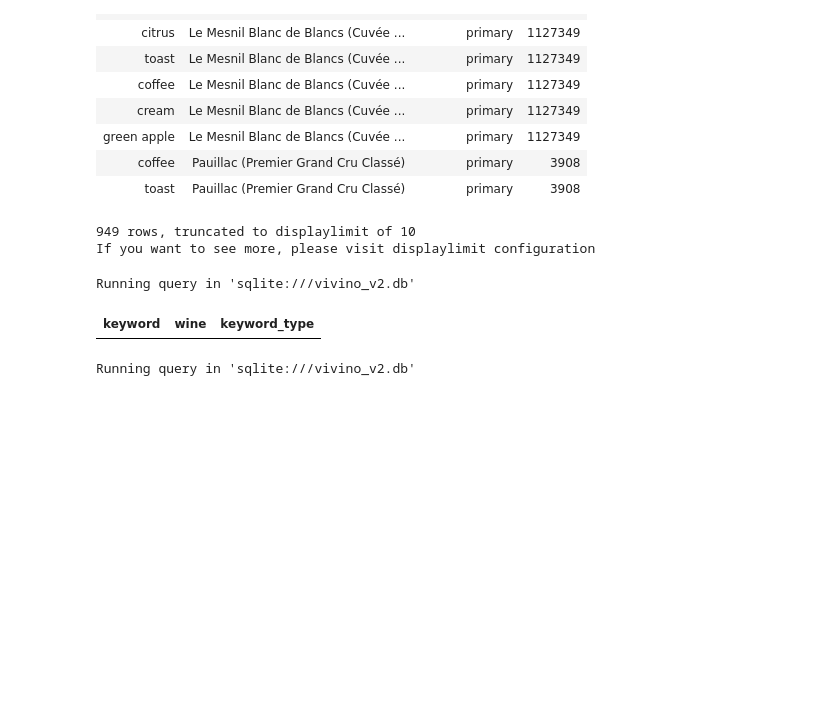
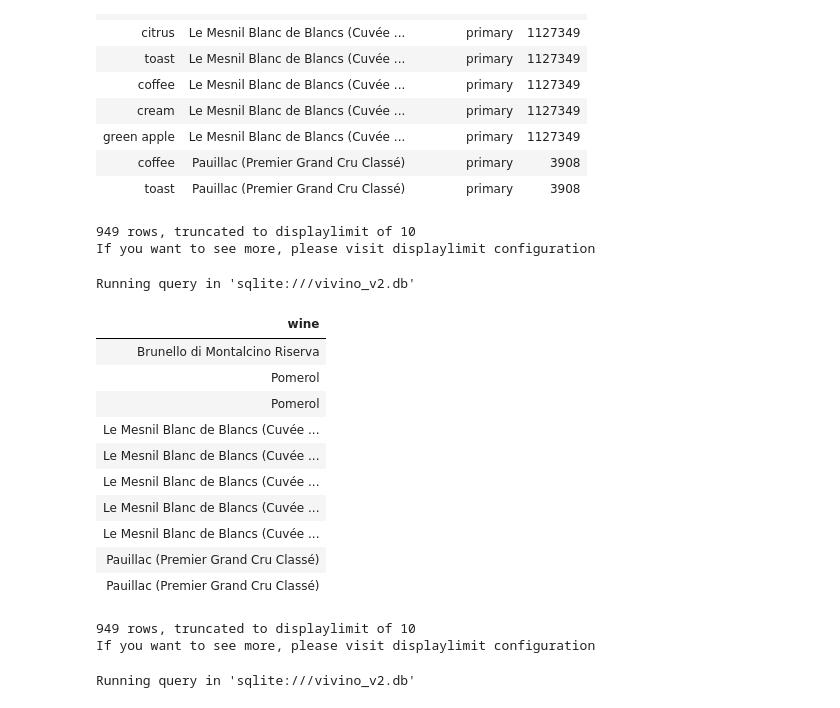
Before and after one commit to maciejkrsk/wine_market_analysis, a Jupyter notebook: requests.ipynb, the cells around one changed output. Drawn from its saved outputs; the diff is of its cells as text; code cells hidden in the pictures; blank space fills up the shorter version.

```diff
--- a/requests.ipynb
+++ b/requests.ipynb
@@ -151,16 +148,31 @@ Running query in 'sqlite:///vivino_v2.db'
 If you want to see more, please visit displaylimit configuration
 # %%
 %%sql -- STEP 2 FIND A WAY TO RETRIEVE THE ATSTES
-SELECT   keywords.name as keyword, wines.name as wine, keywords_wine.keyword_type
+SELECT  wine
+
+FROM  (SELECT  keywords.name as keyword, wines.name as wine, keywords_wine.keyword_type, wines.id
 FROM wines
 JOIN keywords_wine
 ON wines.id = keywords_wine.wine_id
 JOIN keywords
 ON keywords.id = keywords_wine.keyword_id
-WHERE (keywords.name = 'coffee') AND (keywords.name = 'toast') AND (keywords.name = 'green apple') AND (keywords.name = 'cream') AND (keywords.name = 'citrus')
+WHERE keywords.name IN ('coffee','toast','green apple', 'cream', 'citrus') AND (keywords_wine.count > 10) AND keywords_wine.keyword_type = 'primary') AS huh
+WHERE wine BETWEEN
 # %% [output]
 Running query in 'sqlite:///vivino_v2.db'
-| keyword | wine | keyword_type |
+| wine |
+| Brunello di Montalcino Riserva |
+| Pomerol |
+| Pomerol |
+| Le Mesnil Blanc de Blancs (Cuvée ... |
+| Le Mesnil Blanc de Blancs (Cuvée ... |
+| Le Mesnil Blanc de Blancs (Cuvée ... |
+| Le Mesnil Blanc de Blancs (Cuvée ... |
+| Le Mesnil Blanc de Blancs (Cuvée ... |
+| Pauillac (Premier Grand Cru Classé) |
+| Pauillac (Premier Grand Cru Classé) |
+949 rows, truncated to displaylimit of 10
+If you want to see more, please visit displaylimit configuration
 # %%
 %%sql -- SWITCHING FROM
 SELECT  keywords.name as keyword, wines.name as wine
```
Also changed, not shown: parts of 3 cells of this notebook.
